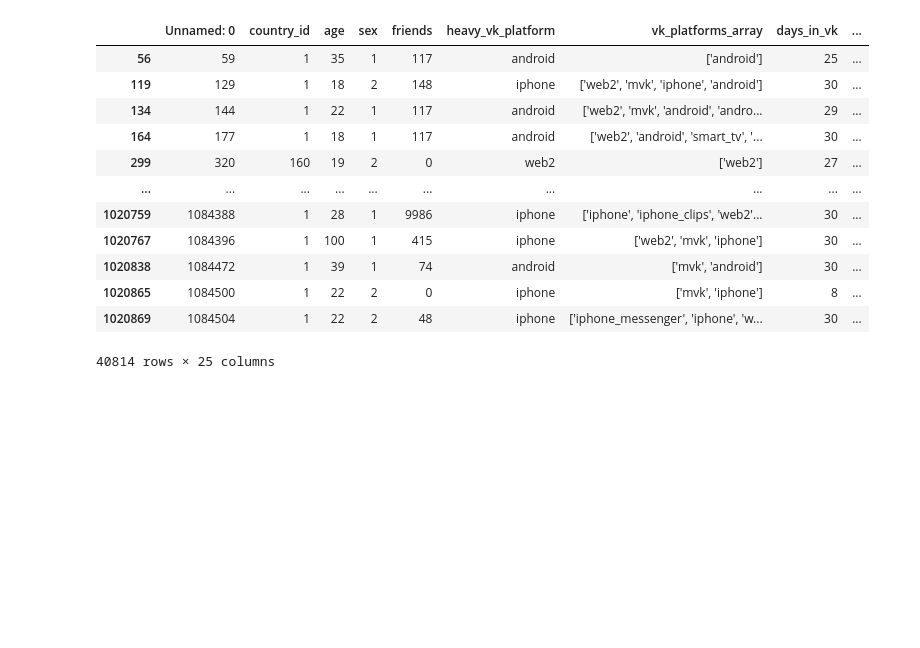
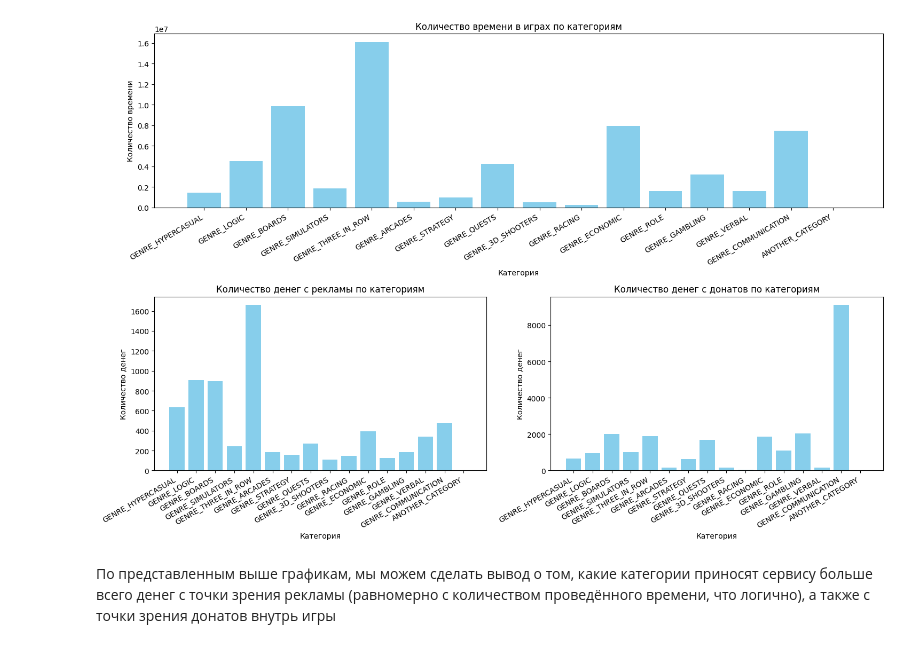
Before and after one commit to RoKivals/VKGamesCASE, a Jupyter notebook: games_analysis.ipynb, the cells around one changed output. Saved outputs shown, nothing was run; the diff lists cells and outputs as text; code cells hidden in the pictures; blank space fills up the shorter version.

```diff
--- a/games_analysis.ipynb
+++ b/games_analysis.ipynb
@@ -94,16 +98,0 @@ categories_starts.items()
-# %%
-players_df
-# %% [output]
-|  | Unnamed: 0 | country_id | age | sex | friends | heavy_vk_platform | vk_platforms_array | days_in_vk | ... |
-| 56 | 59 | 1 | 35 | 1 | 117 | android | ['android'] | 25 | ... |
-| 119 | 129 | 1 | 18 | 2 | 148 | iphone | ['web2', 'mvk', 'iphone', 'android'] | 30 | ... |
-| 134 | 144 | 1 | 22 | 1 | 117 | android | ['web2', 'mvk', 'android', 'andro... | 29 | ... |
-| 164 | 177 | 1 | 18 | 1 | 117 | android | ['web2', 'android', 'smart_tv', '... | 30 | ... |
-| 299 | 320 | 160 | 19 | 2 | 0 | web2 | ['web2'] | 27 | ... |
-| ... | ... | ... | ... | ... | ... | ... | ... | ... | ... |
-| 1020759 | 1084388 | 1 | 28 | 1 | 9986 | iphone | ['iphone', 'iphone_clips', 'web2'... | 30 | ... |
-| 1020767 | 1084396 | 1 | 100 | 1 | 415 | iphone | ['web2', 'mvk', 'iphone'] | 30 | ... |
-| 1020838 | 1084472 | 1 | 39 | 1 | 74 | android | ['mvk', 'android'] | 30 | ... |
-| 1020865 | 1084500 | 1 | 22 | 2 | 0 | iphone | ['mvk', 'iphone'] | 8 | ... |
-| 1020869 | 1084504 | 1 | 22 | 2 | 48 | iphone | ['iphone_messenger', 'iphone', 'w... | 30 | ... |
-40814 rows × 25 columns
@@ -109,0 +118,60 @@ players_df
+# %%
+categories_money_in_app = {category:0 for category in categories.keys().tolist()}
+categories_dct = games_df.set_index('game_id')['game_category'].to_dict()
+games_starts = {}
+
+for user_id, games in games_strings.items():
+    all_starts = 0
+    user_stat = []
+    for game in games[1:-1].split(','):
+        game_id, cnt_starts = list(map(int, game.split(':')))
+        user_stat.append((game_id, cnt_starts))
+    all_starts = sum(user[1] for user in user_stat)
+    total_money = players_df.games_revenue_in_app.loc[user_id]
+    money_by_game = total_money / all_starts
+
+    for game_id, cnt_starts in user_stat:
+        if game_id in categories_dct:
+            if not pd.isna(money_by_game):
+                categories_money_in_app[categories_dct[game_id]] += money_by_game
+# %%
+ads_x = list(categories_money_ads.keys())
+asd_y = list(categories_money_ads.values())\
+
+time_x = list(categories_time.keys())
+time_y = list(categories_time.values())
+
+money_x = list(categories_money_in_app.keys())
+money_y = list(categories_money_in_app.values())
+
+
+fig = plt.figure(figsize=(15, 10))
+gs = gridspec.GridSpec(2, 2, height_ratios=[1, 1])
+
+ax1 = fig.add_subplot(gs[0, :])
+ax1.bar(time_x, time_y, color='skyblue')
+ax1.set_title('Количество времени в играх по категориям')
+ax1.set_xlabel('Категория')
+ax1.set_ylabel('Количество времени')
+ax1.set_xticklabels(x, ha='right', rotation=30)
+
+ax2 = fig.add_subplot(gs[1, 0])
+ax2.bar(ads_x, asd_y, color='skyblue')
+ax2.set_title('Количество денег с рекламы по категориям')
+ax2.set_xlabel('Категория')
+ax2.set_ylabel('Количество денег')
+ax2.set_xticklabels(x, ha='right', rotation=30)
+
+ax3 = fig.add_subplot(gs[1, 1])
+ax3.bar(money_x, money_y, color='skyblue')
+ax3.set_title('Количество денег с донатов по категориям')
+ax3.set_xlabel('Категория')
+ax3.set_ylabel('Количество денег')
+ax3.set_xticklabels(x, ha='right', rotation=30)
+
+plt.tight_layout()
+plt.show()
+# %% [output]
+[figure, added]
+# %% [markdown]
+По представленным выше графикам, мы можем сделать вывод о том, какие категории приносят сервису больше всего денег с точки зрения рекламы (равномерно с количеством проведённого времени, что логично), а также с точки зрения донатов внутрь игры
```
Also changed, not shown: parts of 14 cells of this notebook, 1 other file.
